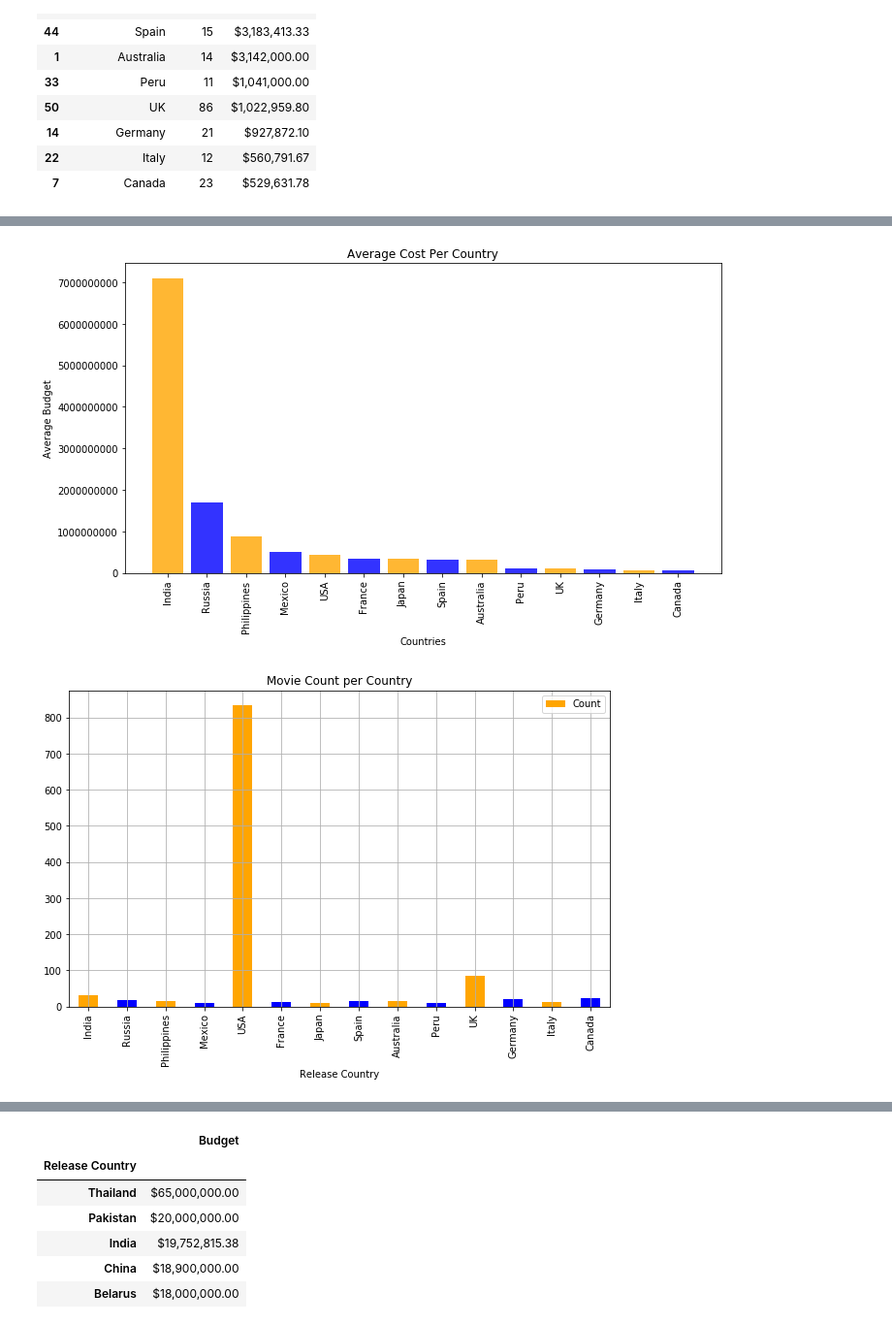
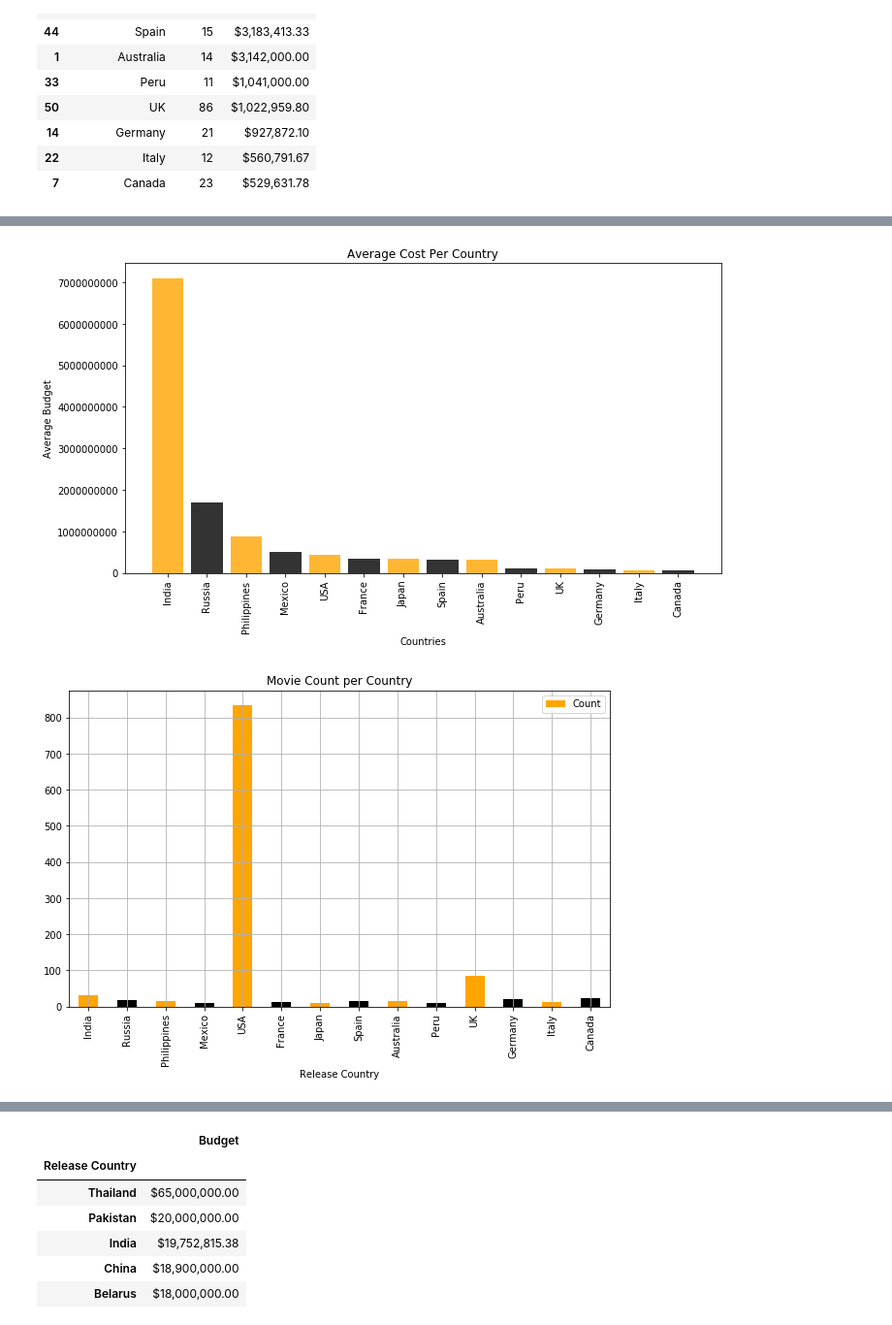
Before and after one commit to BennyC31/project_1_eda_git_collaboration, a Jupyter notebook: Project_1_EDA_and_Git-BC.ipynb, the cells around one changed output, grey strips where cells are left out. Shown at 97% size. Saved outputs shown, nothing was run; the diff lists cells and outputs as text; code cells hidden in the pictures.

```diff
--- a/Project_1_EDA_and_Git-BC.ipynb
+++ b/Project_1_EDA_and_Git-BC.ipynb
@@ -140,27 +140,28 @@ plt.show()
 # %%
 bud_df = df
 countries = list(df['Release Country'])
 bud_df['Budget'] = bud_df.Budget.str.replace(r'\D+', '')
 test_list = list(bud_df['Budget'])
 budg_amts = [int(i) for i in test_list]
 budg_amts.sort(reverse=True)
 x_axis = np.arange(len(budg_amts))
 plt.ticklabel_format(style='plain')
-colors=['orange','blue']
+colors=['orange','black']
 plt.bar(x_axis, budg_amts, color=colors, alpha=0.8, align="center")
 tick_locations = [value for value in x_axis]
 plt.xticks(tick_locations, countries,rotation="vertical")
 plt.title("Average Cost Per Country")
 plt.xlabel("Countries")
 plt.ylabel("Average Budget")
 plt.tight_layout()
 plt.rcParams["figure.figsize"] = (5,6)
+plt.savefig("output/AverageCost_perCountry.png")
 plt.show()
 # %% [output]
-[figure, old version]
+[figure, new version]
 # %%
 count_df = df
-colors=['orange','blue']
+colors=['orange','black']
 ax = count_df.plot.bar(x='Release Country', y='Count', rot='vertical',figsize=(10,6),title='Movie Count per Country',grid=True,color=colors)
 # %% [output]
-[figure, old version]
+[figure, new version]
```
Also changed, not shown: parts of 4 cells of this notebook, 3 other files.
